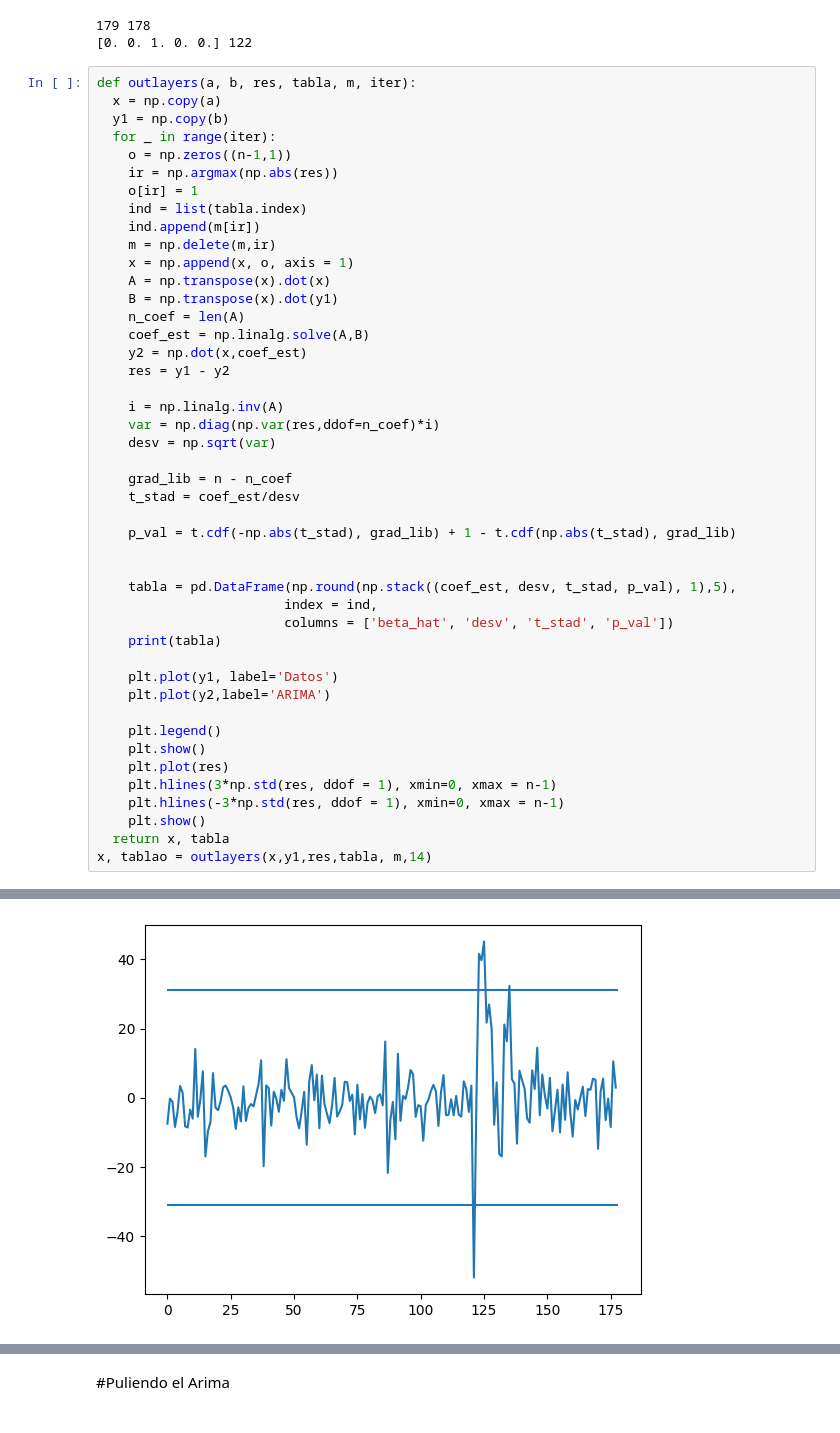
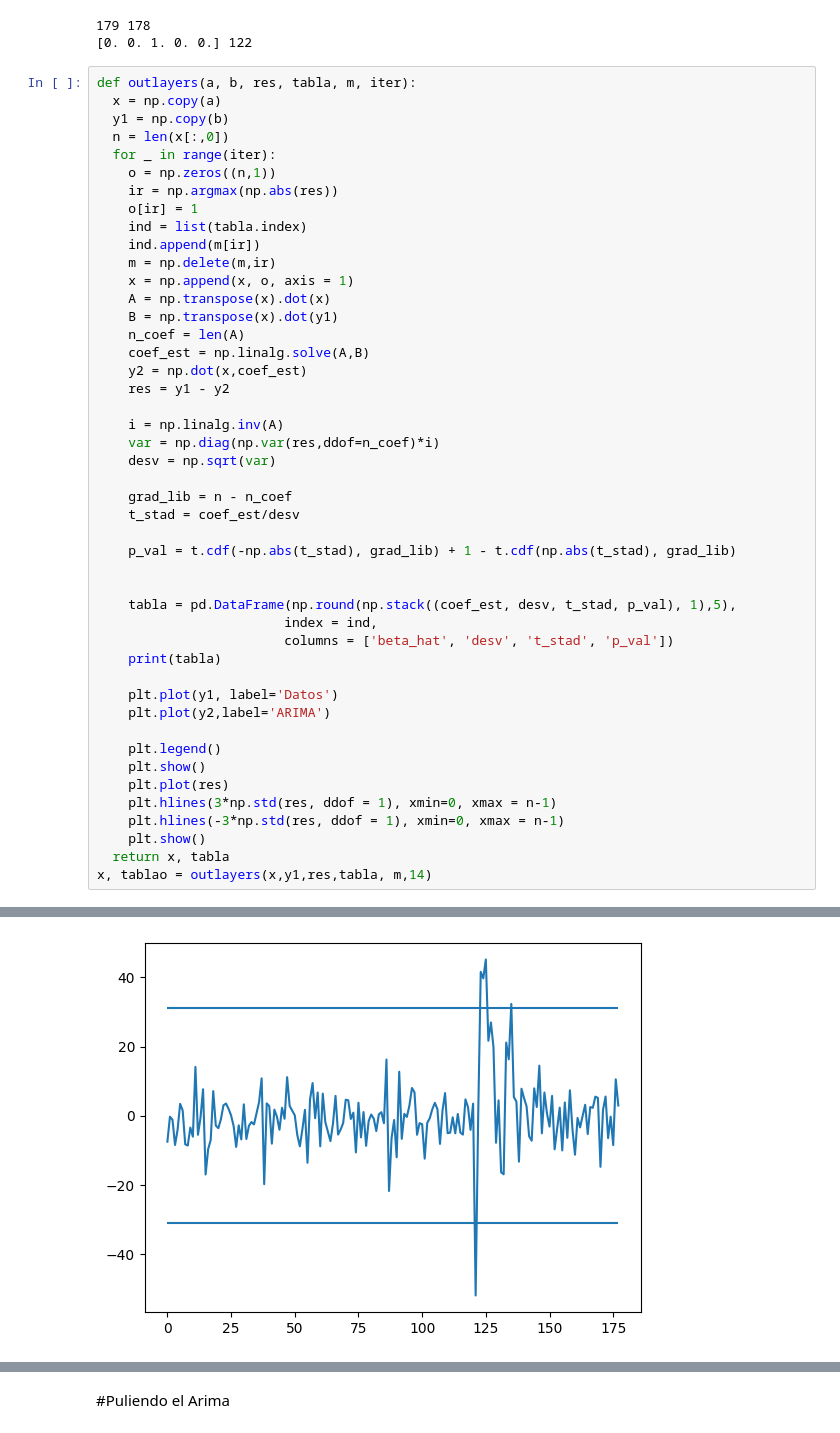
Before and after one commit to Vixuz144/Econometria, a Jupyter notebook: Regresión_lineal_migración.ipynb, the cells around one changed output, grey strips where cells are left out. Drawn from its saved outputs; the diff is of its cells as text.

```diff
--- a/Regresión_lineal_migración.ipynb
+++ b/Regresión_lineal_migración.ipynb
@@ -325,8 +314,9 @@ print(o[np.argmin(res)-2:np.argmin(res)+3], np.argmin(res))
 def outlayers(a, b, res, tabla, m, iter):
   x = np.copy(a)
   y1 = np.copy(b)
+  n = len(x[:,0])
   for _ in range(iter):
-    o = np.zeros((n-1,1))
+    o = np.zeros((n,1))
     ir = np.argmax(np.abs(res))
     o[ir] = 1
     ind = list(tabla.index)
@@ -386,4 +376,4 @@ Esc       -7.08859   8.33152  -0.85082  0.39612
 2020-03 -256.54065  13.09415 -19.59201  0.00000
 [figure]
-[figure, old version]
+[figure, new version]
           beta_hat      desv    t_stad    p_val
```
Also changed, not shown: parts of 14 cells of this notebook.
